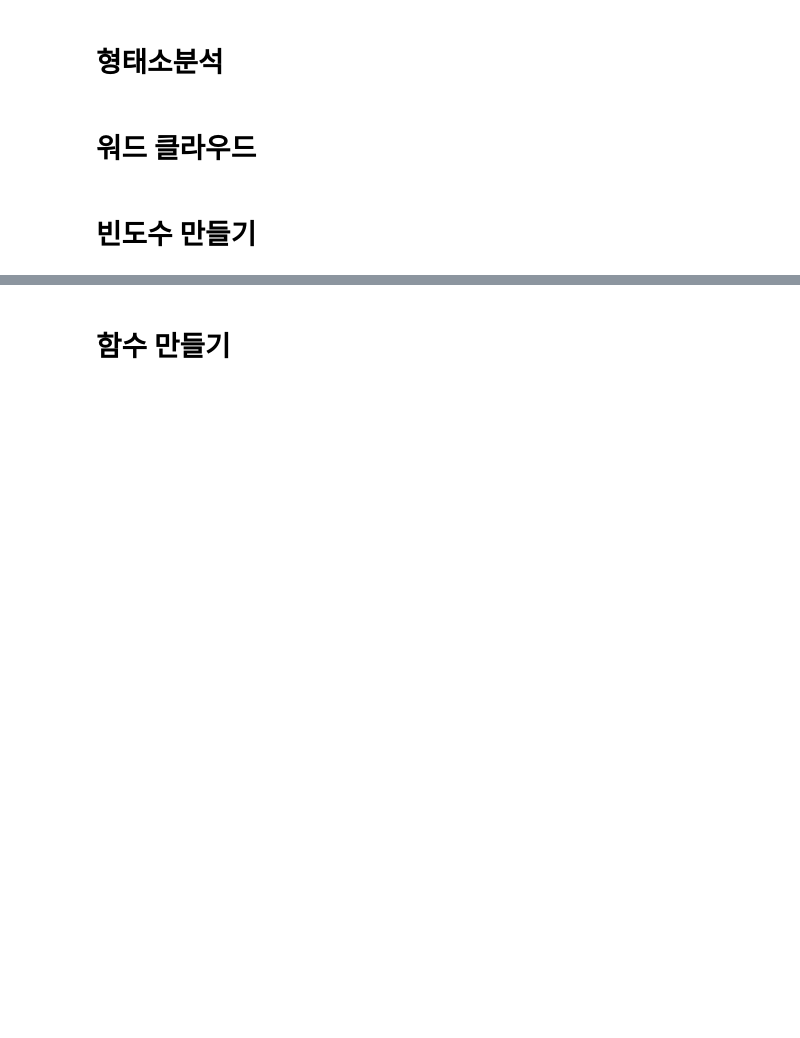
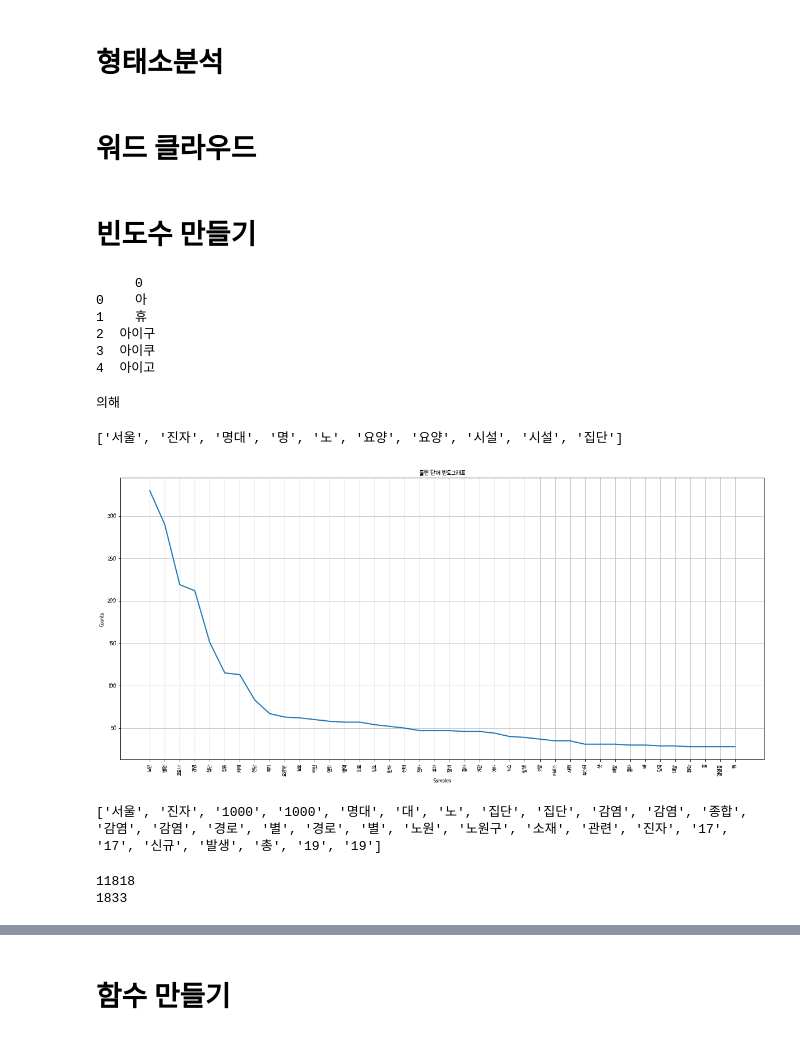
Before and after one commit to 2021-SSF/WeCare_BigData, a Jupyter notebook: google_crawl.ipynb, the cells around one changed output, grey strips where cells are left out. Drawn from its saved outputs; the diff is of its cells as text; code cells hidden in the pictures; blank space fills up the shorter version.

Commit message:
FEAT : WordFreq plot(1)

```diff
--- a/google_crawl.ipynb
+++ b/google_crawl.ipynb
@@ -127,0 +133,77 @@ plt.show()
+# %%
+data = pd.read_csv("data/google_crawl/2021-11-11_요양시설_goole.csv")
+nounsList = []
+kkma = Kkma()
+for i in range(len(data)):
+    titleNoun = kkma.nouns(data.loc[i, "title"])
+    articleNoun = kkma.nouns(data.loc[i, "article"])
+    nounsList.append(titleNoun)
+    nounsList.append(articleNoun)
+# 이중리스트 풀기
+nounsList = [y for x in nounsList for y in x]
+nounsString = ' '.join(nounsList)
+# %%
+# 불용어 설정 (불용어 추가 : txt파일 수정)
+# 출처 = https://www.ranks.nl/stopwords
+stop_words = pd.read_csv('data/stop_words.txt', sep='\n',header=None)
+print(stop_words.head())
+stopList = []
+for i in range(len(stop_words)) :
+    stopList.append(stop_words[0][i])
+# %% [output]
+     0
+0    아
+1    휴
+2  아이구
+3  아이쿠
+4  아이고
+# %%
+print(stopList[10])
+# %% [output]
+의해
+# %%
+#Okt.nouns() + nltk.Text.vocab() 로 토큰화 하는 방법
+t = Okt()
+word_tokens1 = t.nouns(nounsString)                ## 텍스트에서 명사를 추출한다.
+print(word_tokens1[:10])
+result1 = []
+for w in word_tokens1:
+    if w not in stopList:
+        result1.append(w)
+
+nouns_text = nltk.Text(result1)
+#nouns_text.vocab().most_common(30)
+from matplotlib import font_manager, rc
+font_path = "data/font/Thedog.ttf"   #폰트파일의 위치
+font_name = font_manager.FontProperties(fname=font_path).get_name()
+rc('font', family=font_name)
+
+# 그래프 바꾸는 방법 찾아봐야함 _ 수업 예제 중에선 선그래프밖에 없음.
+#https://tedboy.github.io/nlps/generated/generated/nltk.FreqDist.plot.html#nltk.FreqDist.plot -> plot의 args 중 막대그래프 속성 못찾음
+# 한글 깨짐현상
+
+plt.figure(figsize=(20,9))
+plt.title("출현 단어 빈도그래프")
+plt.ylabel('횟수')
+plt.xlabel('단어')
+nouns_text.plot(40)
+# %% [output]
+['서울', '진자', '명대', '명', '노', '요양', '요양', '시설', '시설', '집단']
+[figure, added]
+# %%
+#Okt.morphs() 로 토큰화 하는 방법
+word_tokens2 = t.morphs(nounsString)
+#print(word_tokens2[:10])
+result2 = []
+for w in word_tokens2:
+    if w not in stopList:
+        result2.append(w)
+print(result2[:30])
+# %% [output]
+['서울', '진자', '1000', '1000', '명대', '대', '노', '집단', '집단', '감염', '감염', '종합', '감염', '감염', '경로', '별', '경로', '별', '노원', '노원구', '소재', '관련', '진자', '17', '17', '신규', '발생', '총', '19', '19']
+# %%
+print(len(nouns_text.tokens))
+print(len(set(nouns_text.tokens)))
+# %% [output]
+11818
+1833
```
Also changed, not shown: parts of 4 cells of this notebook.
